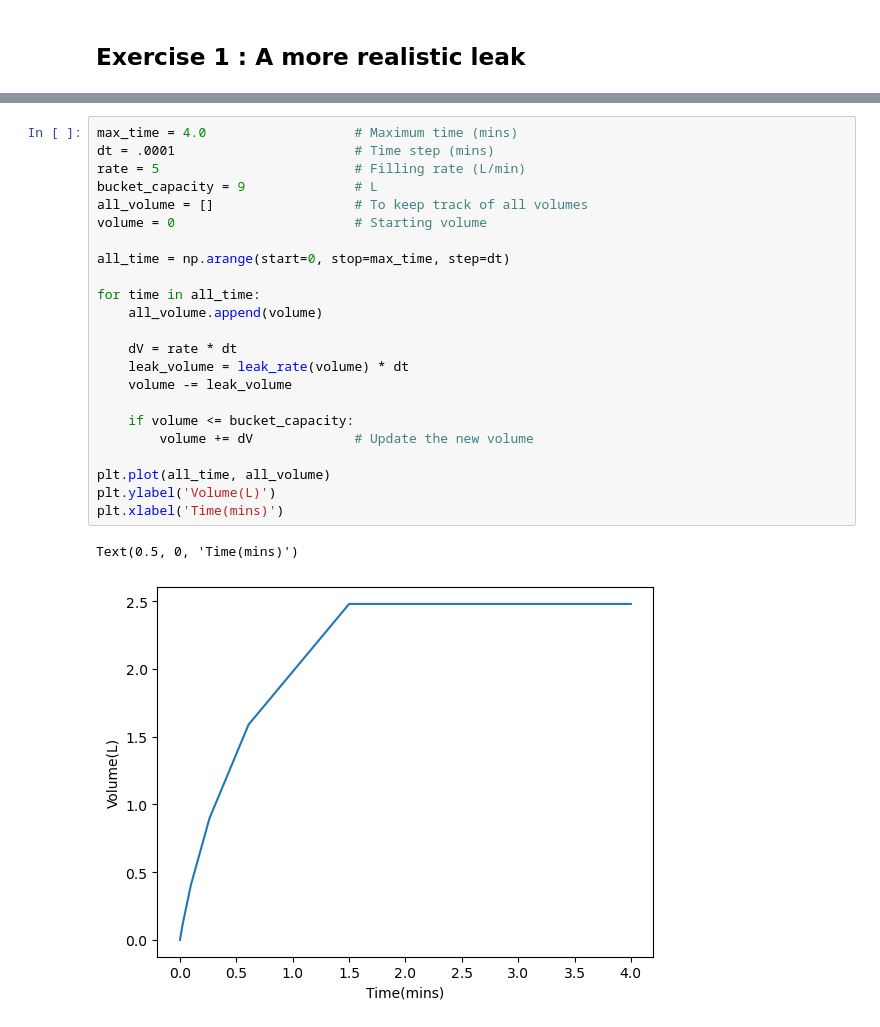
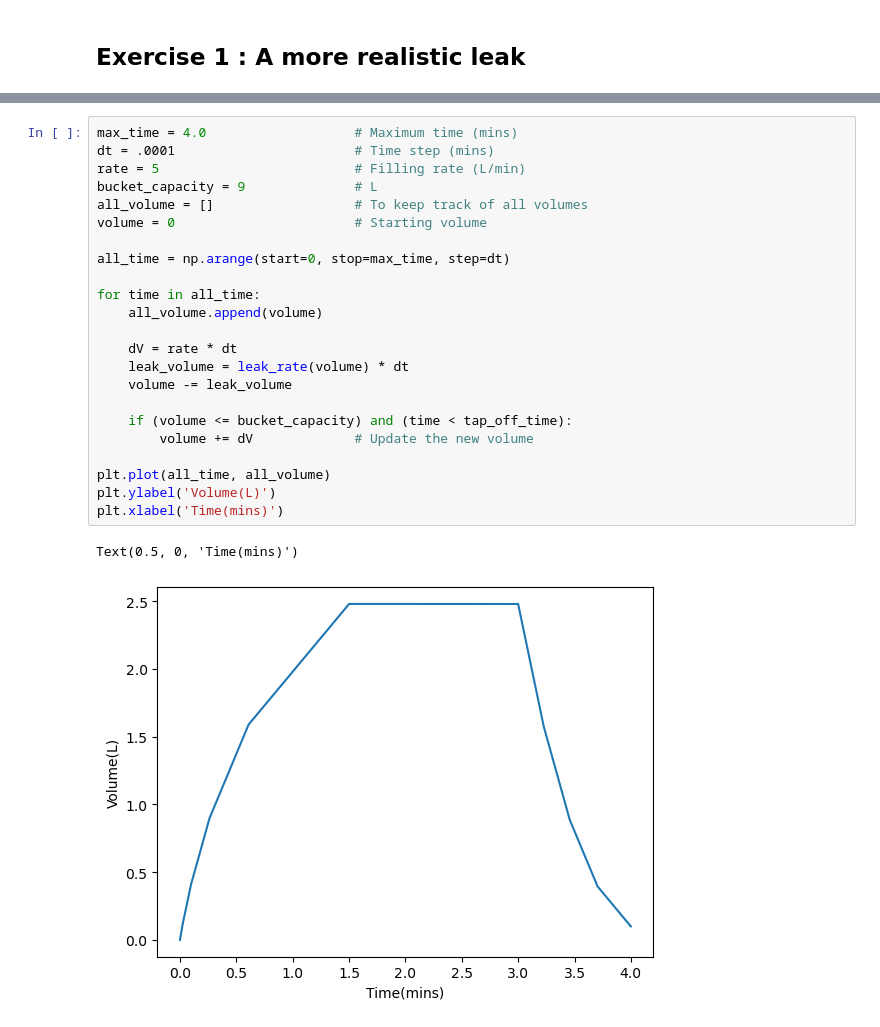
Before and after one commit to SPS-SP2273/learning-portfolio-tomatopato, a Jupyter notebook: numerical solutions/numerical_solutions_(need).ipynb, the cells around one changed output, grey strips where cells are left out. Drawn from its saved outputs; the diff is of its cells as text.

```diff
--- a/numerical solutions/numerical_solutions_(need).ipynb
+++ b/numerical solutions/numerical_solutions_(need).ipynb
@@ -108,26 +108,26 @@ def leak_rate(volume):
 # %%
 max_time = 4.0                   # Maximum time (mins)
 dt = .0001                       # Time step (mins)
 rate = 5                         # Filling rate (L/min)
 bucket_capacity = 9              # L
 all_volume = []                  # To keep track of all volumes
 volume = 0                       # Starting volume
 
 all_time = np.arange(start=0, stop=max_time, step=dt)
 
 for time in all_time:
     all_volume.append(volume)
 
     dV = rate * dt
     leak_volume = leak_rate(volume) * dt
     volume -= leak_volume
 
-    if volume <= bucket_capacity:
+    if (volume <= bucket_capacity) and (time < tap_off_time):
         volume += dV             # Update the new volume
 
 plt.plot(all_time, all_volume)
 plt.ylabel('Volume(L)')
 plt.xlabel('Time(mins)')
 # %% [output]
 Text(0.5, 0, 'Time(mins)')
-[figure, old version]
+[figure, new version]
```
Also changed, not shown: parts of 8 cells of this notebook.
